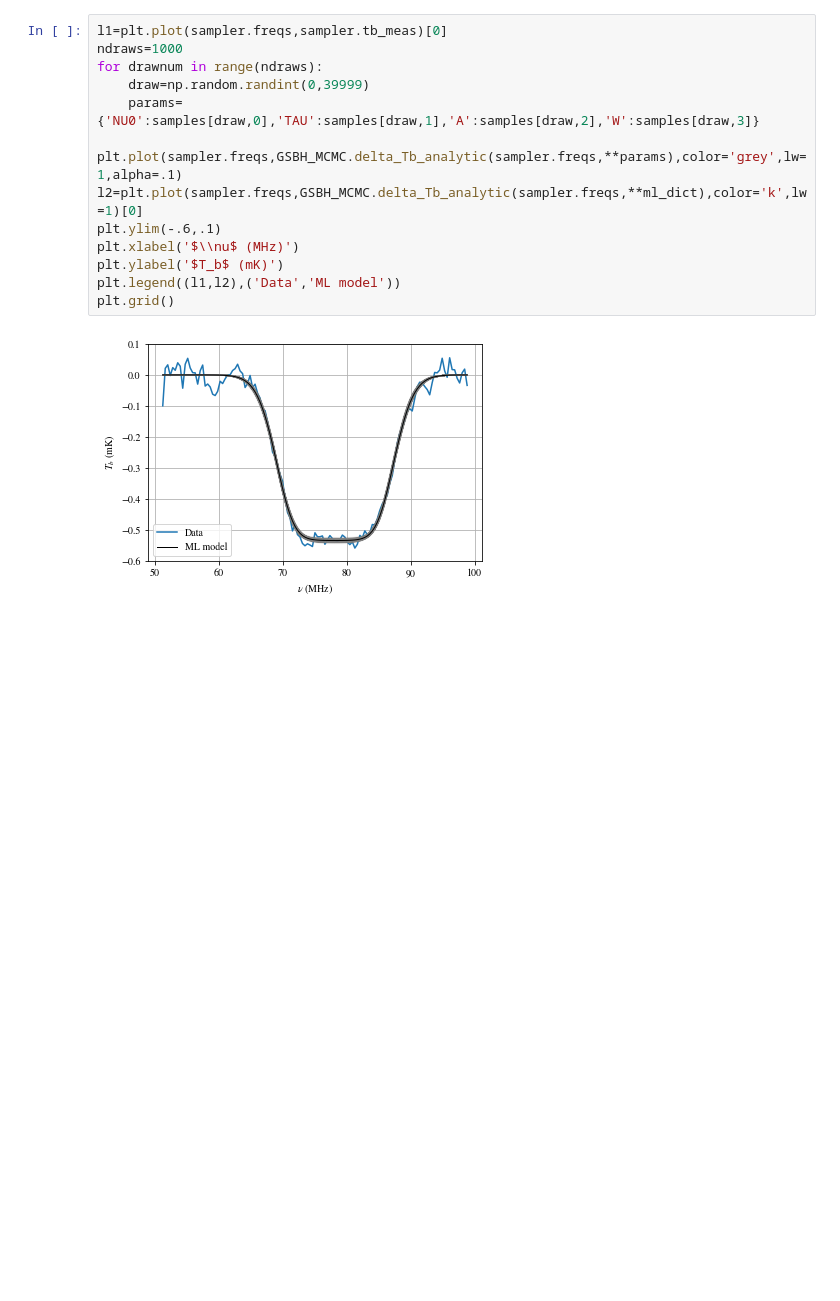
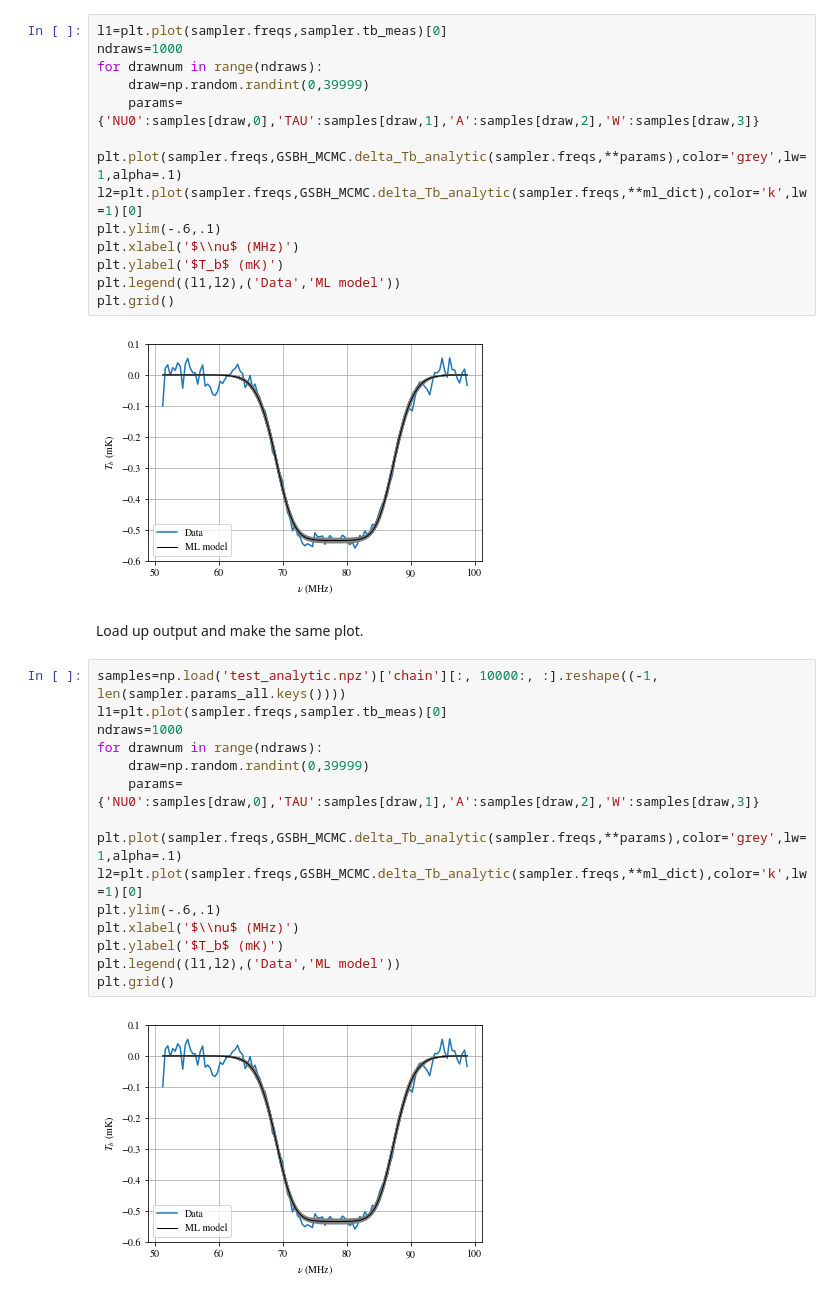
Before and after one commit to aewallwi/global_bh, a Jupyter notebook: examples/Analytic_MCMC.ipynb, the cells around one changed output. Drawn from its saved outputs; the diff is of its cells as text; blank space fills up the shorter version.

```diff
--- a/examples/Analytic_MCMC.ipynb
+++ b/examples/Analytic_MCMC.ipynb
@@ -76,3 +76,21 @@ plt.legend((l1,l2),('Data','ML model'))
 plt.grid()
 # %% [output]
 [figure]
+# %% [markdown]
+Load up output and make the same plot.
+# %%
+samples=np.load('test_analytic.npz')['chain'][:, 10000:, :].reshape((-1, len(sampler.params_all.keys())))
+l1=plt.plot(sampler.freqs,sampler.tb_meas)[0]
+ndraws=1000
+for drawnum in range(ndraws):
+    draw=np.random.randint(0,39999)
+    params={'NU0':samples[draw,0],'TAU':samples[draw,1],'A':samples[draw,2],'W':samples[draw,3]}
+    plt.plot(sampler.freqs,GSBH_MCMC.delta_Tb_analytic(sampler.freqs,**params),color='grey',lw=1,alpha=.1)
+l2=plt.plot(sampler.freqs,GSBH_MCMC.delta_Tb_analytic(sampler.freqs,**ml_dict),color='k',lw=1)[0]
+plt.ylim(-.6,.1)
+plt.xlabel('$\\nu$ (MHz)')
+plt.ylabel('$T_b$ (mK)')
+plt.legend((l1,l2),('Data','ML model'))
+plt.grid()
+# %% [output]
+[figure, added]
```
Also changed, not shown: parts of 5 cells of this notebook, 4 other files.
